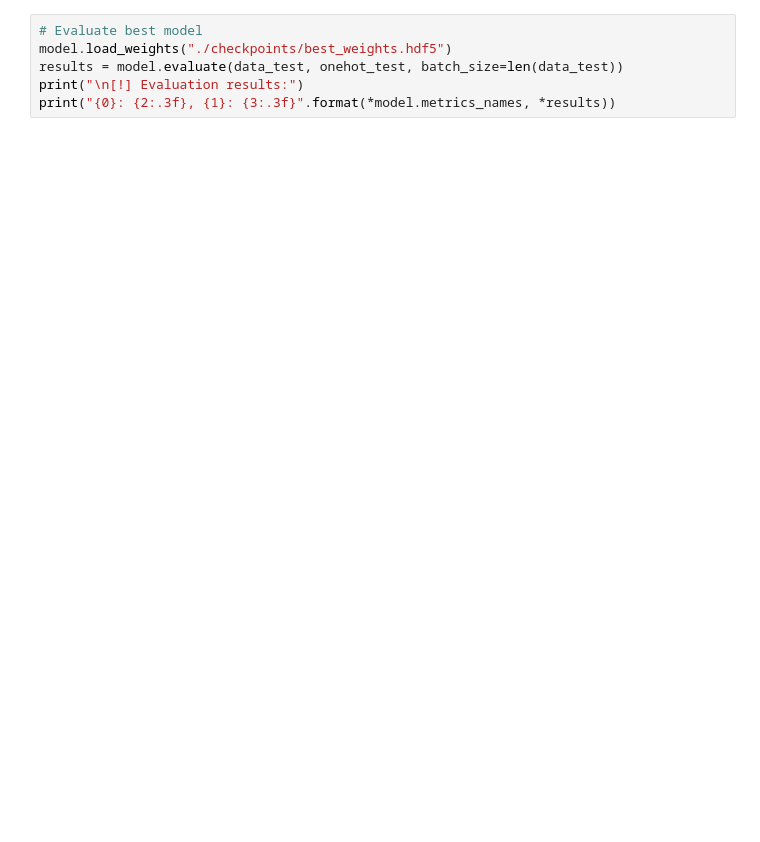
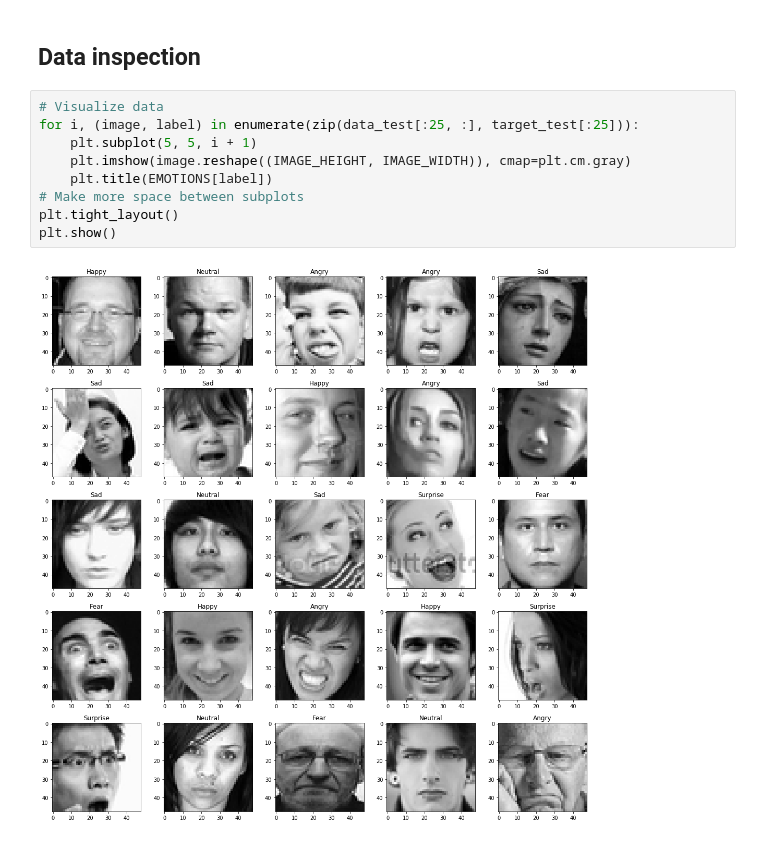
Before and after one commit to piojanu/beit-dl, a Jupyter notebook: Emotion Recognition.ipynb, the cells around one changed output. Drawn from its saved outputs; the diff is of its cells as text; blank space fills up the shorter version.

```diff
--- a/Emotion Recognition.ipynb
+++ b/Emotion Recognition.ipynb
@@ -101,6 +47,13 @@ Epoch 20/50
-# %%
-# Evaluate best model
-model.load_weights("./checkpoints/best_weights.hdf5")
-results = model.evaluate(data_test, onehot_test, batch_size=len(data_test))
-print("\n[!] Evaluation results:")
-print("{0}: {2:.3f}, {1}: {3:.3f}".format(*model.metrics_names, *results))
+# %% [markdown]
+## Data inspection
+# %%
+# Visualize data
+for i, (image, label) in enumerate(zip(data_test[:25, :], target_test[:25])):
+    plt.subplot(5, 5, i + 1)
+    plt.imshow(image.reshape((IMAGE_HEIGHT, IMAGE_WIDTH)), cmap=plt.cm.gray)
+    plt.title(EMOTIONS[label])
+# Make more space between subplots
+plt.tight_layout()
+plt.show()
+# %% [output]
+[figure, added]
```
Also changed, not shown: parts of 11 cells of this notebook.
